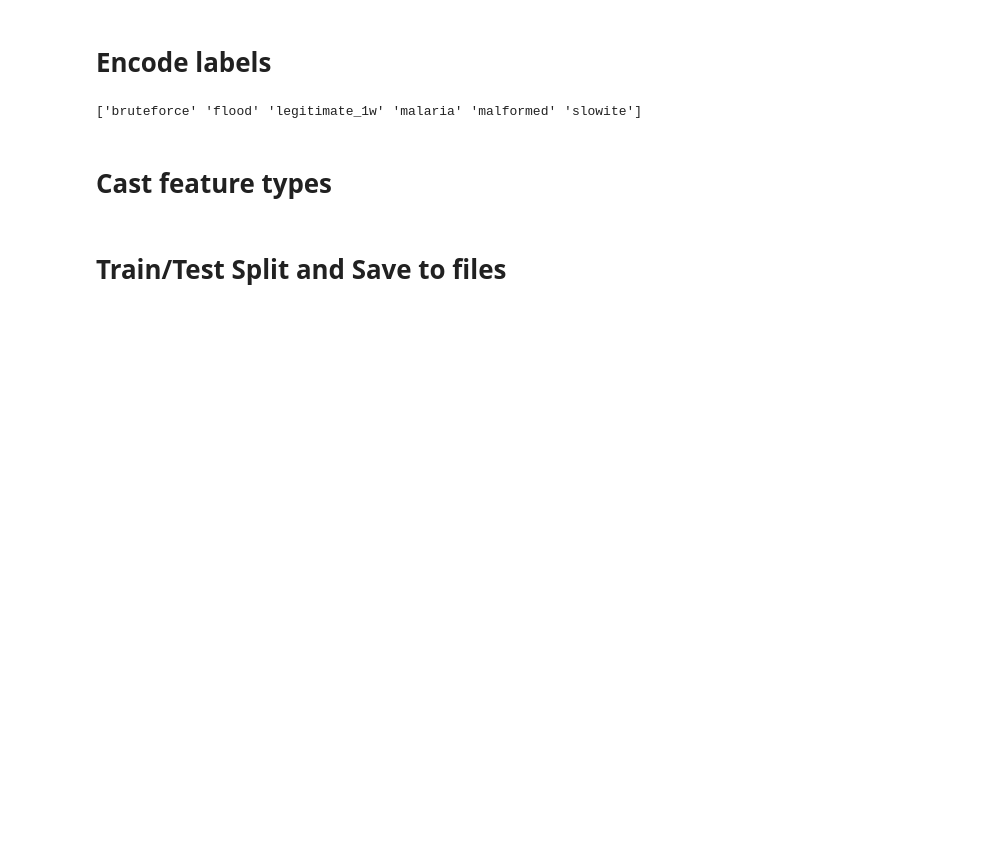
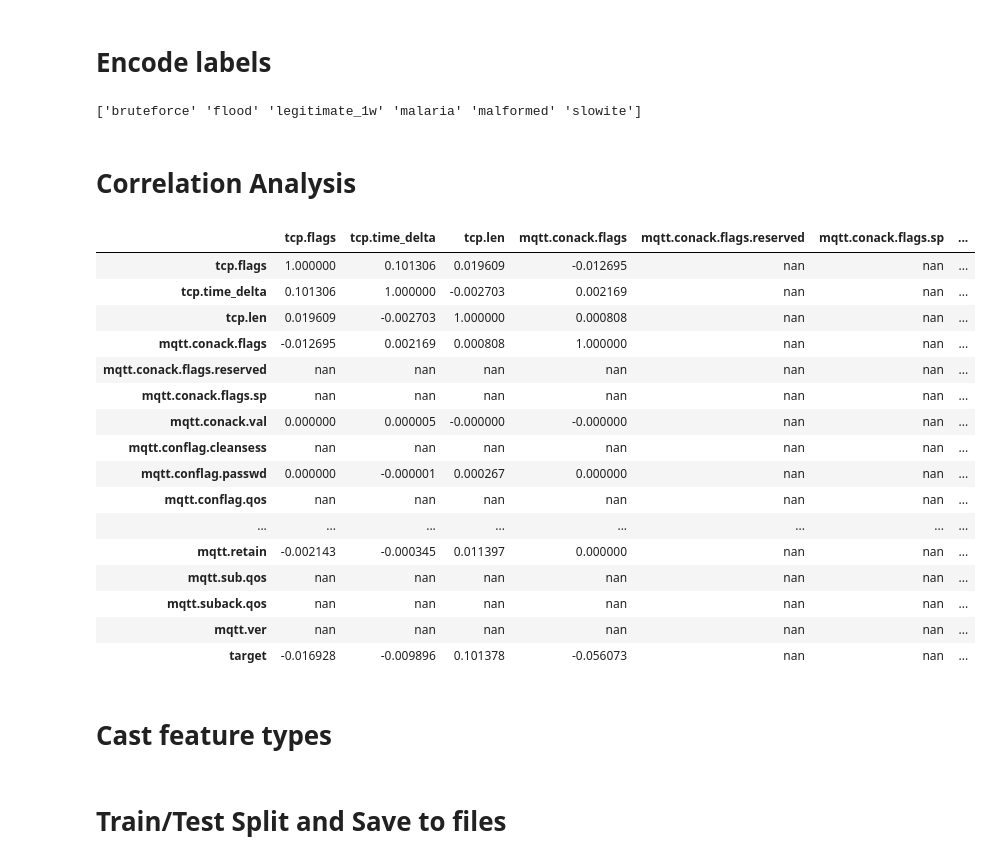
Before and after one commit to AmosChenZixuan/DS_MQTT, a Jupyter notebook: build_dataset.ipynb, the cells around one changed output. Saved outputs shown, nothing was run; the diff lists cells and outputs as text; code cells hidden in the pictures; blank space fills up the shorter version.

```diff
--- a/build_dataset.ipynb
+++ b/build_dataset.ipynb
@@ -145,3 +145,27 @@ print(lenc.classes_)
 data['target'] = lenc.transform(data['target'])
 # %% [output]
 ['bruteforce' 'flood' 'legitimate_1w' 'malaria' 'malformed' 'slowite']
+# %% [markdown]
+# Correlation Analysis
+# %%
+corr = data.corr()
+# %%
+corr.style.background_gradient(cmap='coolwarm')
+# %% [output]
+|  | tcp.flags | tcp.time_delta | tcp.len | mqtt.conack.flags | mqtt.conack.flags.reserved | mqtt.conack.flags.sp | ... |
+| tcp.flags | 1.000000 | 0.101306 | 0.019609 | -0.012695 | nan | nan | ... |
+| tcp.time_delta | 0.101306 | 1.000000 | -0.002703 | 0.002169 | nan | nan | ... |
+| tcp.len | 0.019609 | -0.002703 | 1.000000 | 0.000808 | nan | nan | ... |
+| mqtt.conack.flags | -0.012695 | 0.002169 | 0.000808 | 1.000000 | nan | nan | ... |
+| mqtt.conack.flags.reserved | nan | nan | nan | nan | nan | nan | ... |
+| mqtt.conack.flags.sp | nan | nan | nan | nan | nan | nan | ... |
+| mqtt.conack.val | 0.000000 | 0.000005 | -0.000000 | -0.000000 | nan | nan | ... |
+| mqtt.conflag.cleansess | nan | nan | nan | nan | nan | nan | ... |
+| mqtt.conflag.passwd | 0.000000 | -0.000001 | 0.000267 | 0.000000 | nan | nan | ... |
+| mqtt.conflag.qos | nan | nan | nan | nan | nan | nan | ... |
+| ... | ... | ... | ... | ... | ... | ... | ... |
+| mqtt.retain | -0.002143 | -0.000345 | 0.011397 | 0.000000 | nan | nan | ... |
+| mqtt.sub.qos | nan | nan | nan | nan | nan | nan | ... |
+| mqtt.suback.qos | nan | nan | nan | nan | nan | nan | ... |
+| mqtt.ver | nan | nan | nan | nan | nan | nan | ... |
+| target | -0.016928 | -0.009896 | 0.101378 | -0.056073 | nan | nan | ... |
```
Also changed, not shown: parts of 3 cells of this notebook.
